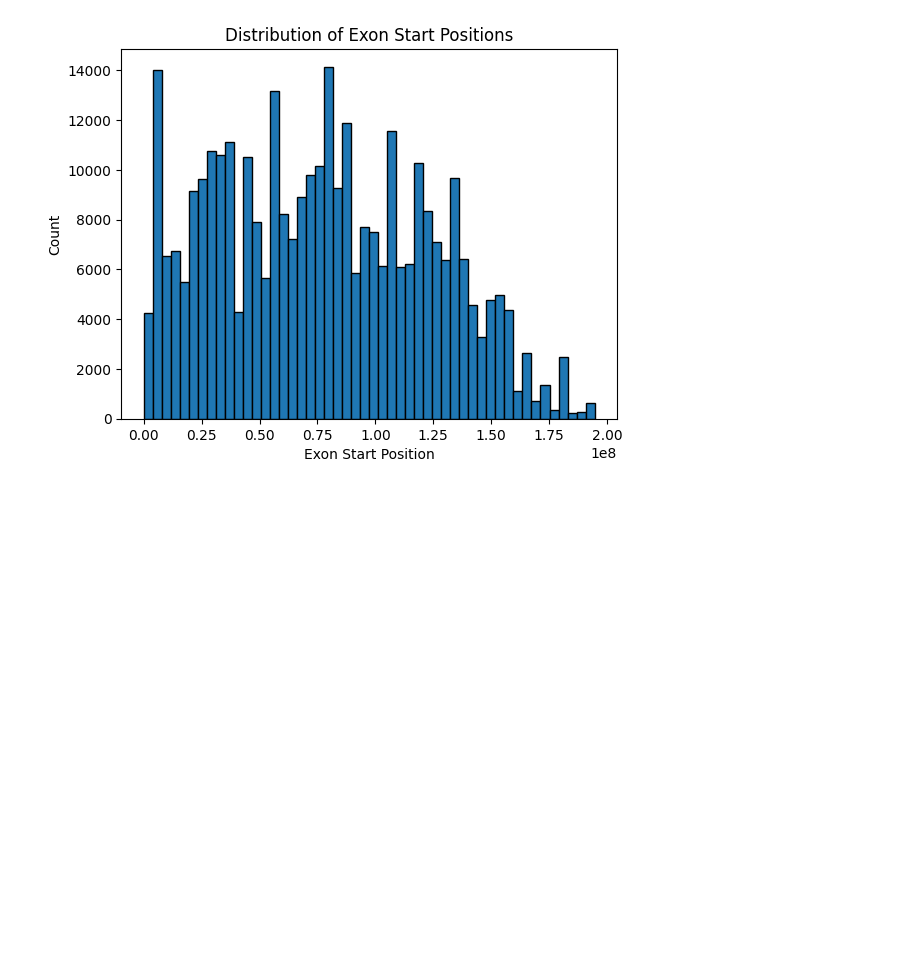
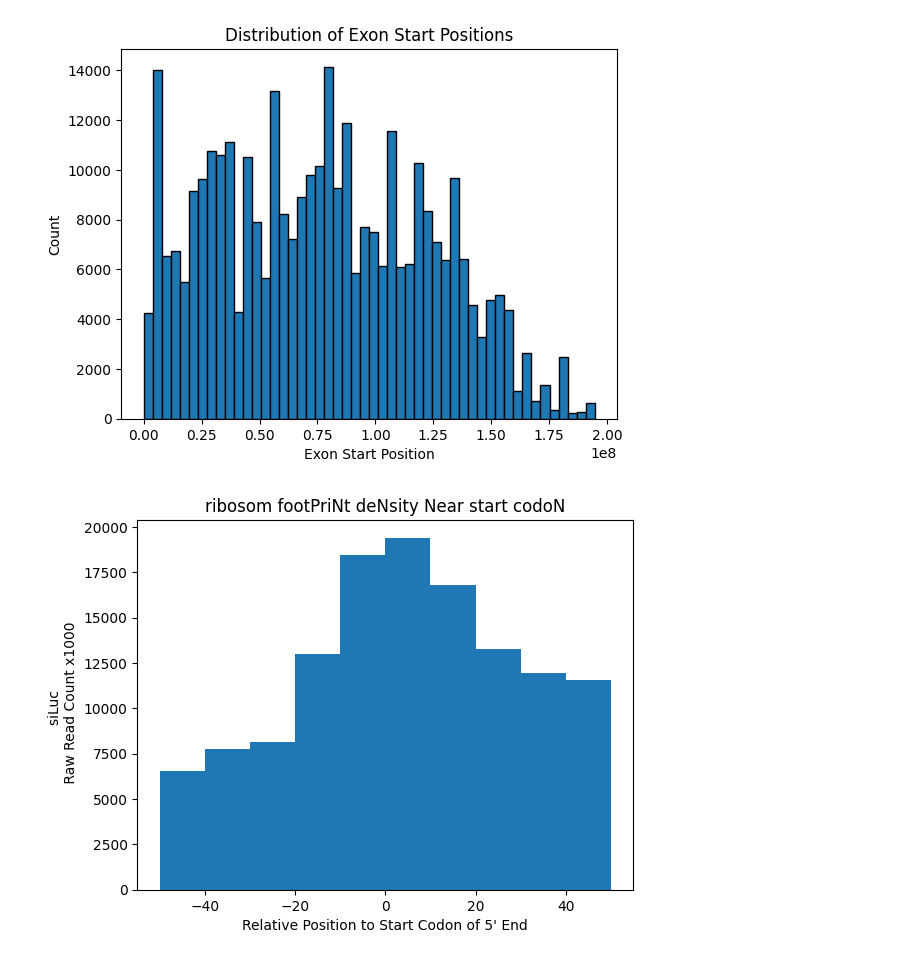
Before and after one commit to YUHYUNSEONG/YHS, a Jupyter notebook: CoLab_TermProj_2023_2.ipynb, the cells around one changed output. Saved outputs shown, nothing was run; the diff lists cells and outputs as text; code cells hidden in the pictures; blank space fills up the shorter version.

```diff
--- a/CoLab_TermProj_2023_2.ipynb
+++ b/CoLab_TermProj_2023_2.ipynb
@@ -321,3 +321,21 @@ plt.title('Distribution of Exon Start Positions')
 plt.show()
 # %% [output]
 [figure]
+# %%
+import pandas as pd
+import matplotlib.pyplot as plt
+
+# 데이터를 DataFrame으로 읽어옴
+df = pd.read_csv('fivepcounts-filtered-RPF-siLuc.txt', delimiter='\t', header=None)
+
+# start codon으로부터 exon start까지의 거리 계산
+df['Distance'] = df[2] - df[8]
+
+# 히스토그램 그리기
+plt.hist(df['Distance'], bins=range(-50, 51, 10))
+plt.xlabel('Relative Position to Start Codon of 5\' End')
+plt.ylabel('siLuc \n Raw Read Count x1000')
+plt.title('ribosom footPriNt deNsity Near start codoN')
+plt.show()
+# %% [output]
+[figure, added]
```
Also changed, not shown: parts of 2 cells of this notebook.
